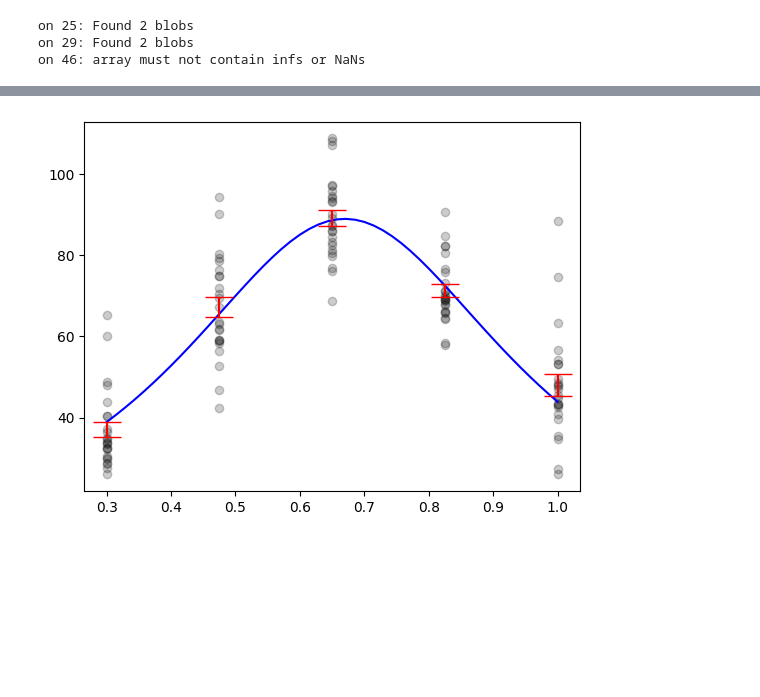
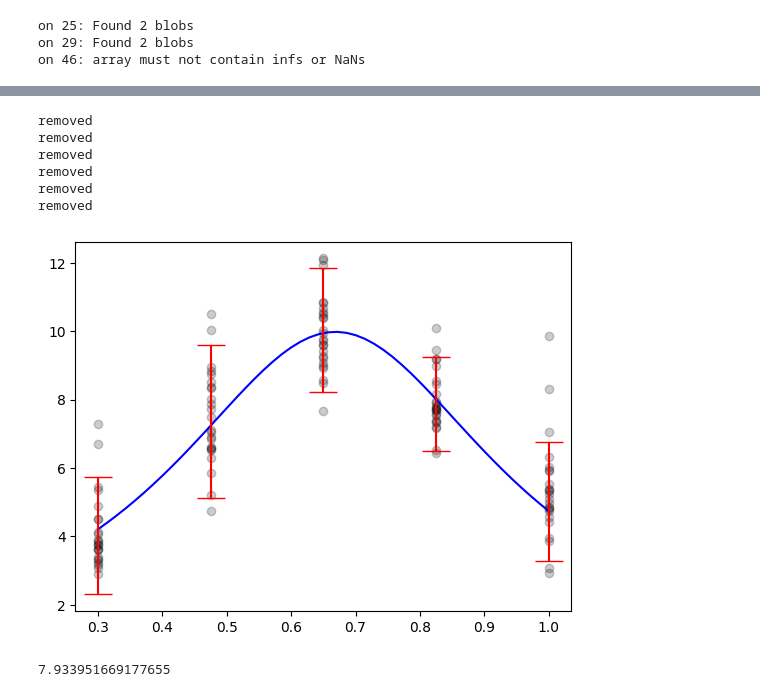
Before and after one commit to benmcdonough20/MOTsArentForKids, a Jupyter notebook: intensity/intensity.ipynb, the cells around one changed output, grey strips where cells are left out. Cells and saved outputs as stored; diff of their text form; code cells hidden in the pictures; blank space fills up the shorter version.

```diff
--- a/intensity/intensity.ipynb
+++ b/intensity/intensity.ipynb
@@ -35,11 +30,38 @@ popt, pcov = curve_fit(lineshape, data.vlist, means, sigma = errs, p0 = [20, .7,
+# %%
+for dat in str_dat.values():
+    mean = np.mean(dat)
+    std = np.std(dat)
+    for val in dat:
+        if np.abs(val - mean) > 2*std:
+            dat.remove(val)
+            print("removed")
+# %% [output]
+removed
+removed
+removed
+removed
+removed
+removed
+# %%
+def lorentzian(x, A, w0, gamma):
+    return (A*gamma/2*np.pi)/((x-w0)**2+gamma**2/4)
+
+def gaussian(x, A, mu, sigma):
+    return A*np.exp(-(x-mu)**2/(2*sigma**2))
+
+def voigt(x, A, mu, gamma, sigma):
+    return A*np.real(wofz(((x-mu) + 1j*gamma)/sigma/np.sqrt(2))) / sigma
+# %%
+means = np.fromiter(map(np.mean, str_dat.values()), float)
+errs = np.fromiter(map(np.std, str_dat.values()), float)/5
+popt_g, pcov_g = curve_fit(gaussian, data.vlist, means, sigma = errs, p0 = [20, .7, 1], absolute_sigma=True)
+popt_v, pcov_v = curve_fit(voigt, data.vlist, means, sigma = errs, p0 = [20, .7, 1, 1], absolute_sigma=True)
+popt_l, pcov_l = curve_fit(lorentzian, data.vlist, means, sigma = errs, p0 = [20, .7, 1], absolute_sigma=True)
 # %%
-means = np.fromiter(map(np.mean, str_dat.values()), float)
-errs = np.fromiter(map(np.std, str_dat.values()), float)/5
-
 xax = np.linspace(min(data.vlist), max(data.vlist), 50)
-plt.plot(xax, [lineshape(x, *popt) for x in xax], color = "b")
-plt.errorbar(data.vlist, means, yerr = errs, linestyle = "None", color = "r", capsize=10)
+plt.plot(xax, [voigt(x, *popt_v)/popt_l[0] for x in xax], color = "b")
+plt.errorbar(data.vlist, means/popt_l[0], yerr = errs, linestyle = "None", color = "r", capsize=10)
 for dat in data.data:
-    plt.scatter(dat.value, od_max(dat), color = "k", alpha=.2, marker = "o")
+    plt.scatter(dat.value, od_max(dat)/popt_l[0], color = "k", alpha=.2, marker = "o")
 # %% [output]
-[figure, old version]
+[figure, new version]
@@ -48,0 +68,4 @@ def lineshape(x, A, w0, gamma):
+# %%
+popt[2]*6.3*2
+# %% [output]
+7.933951669177655
```
Also changed, not shown: parts of 4 cells of this notebook, 16 other files.
